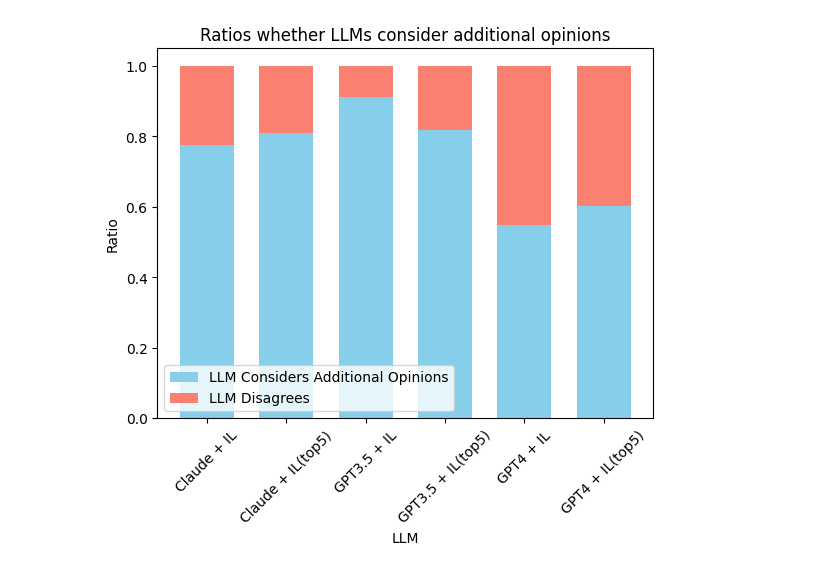
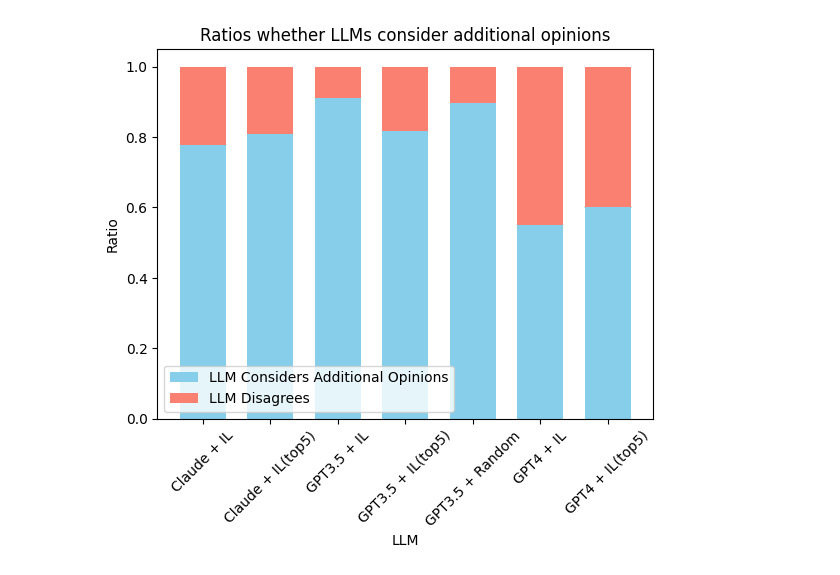
Before and after one commit to younghuman/LLMAgent, a Jupyter notebook: addtional_opinion_analysis.ipynb, the cells around one changed output. Drawn from its saved outputs; the diff is of its cells as text; code cells hidden in the pictures.

Commit message:
Update on opinion agreement plot

```diff
--- a/addtional_opinion_analysis.ipynb
+++ b/addtional_opinion_analysis.ipynb
@@ -115,6 +117,7 @@ data_string = """full_logs_0_39_claude_il_run_2.txt 0.7769028871391076 0.2230971
 full_logs_0_39_claude_il_top_5_run_2.txt 0.8093525179856115 0.1906474820143885
 full_logs_0_39_gpt3_5_il_run_2.txt 0.912 0.088
 full_logs_0_39_gpt3_5_il_top_5_run_2.txt 0.8173076923076923 0.18269230769230768
+full_logs_0_49_gpt3_5_il_run_1_random.txt 0.8978102189781022 0.10218978102189781
 full_logs_0_39_gpt4_il_run_2.txt 0.5491606714628298 0.45083932853717024
 full_logs_0_39_gpt4_il_top_5_run_2.txt 0.6021505376344086 0.3978494623655914
 """
@@ -126,35 +129,36 @@ f = io.StringIO(data_string)
 lines = f.readlines()
 
 # Split the lines into labels and data
-labels = ["Claude + IL", "Claude + IL(top5)", "GPT3.5 + IL", "GPT3.5 + IL(top5)", "GPT4 + IL", "GPT4 + IL(top5)"]
+labels = ["Claude + IL", "Claude + IL(top5)", "GPT3.5 + IL", "GPT3.5 + IL(top5)",  "GPT3.5 + Random"
+          , "GPT4 + IL", "GPT4 + IL(top5)"]
 data = [list(map(float, line.split()[1:])) for line in lines]
 #print(data)
 # Convert data to numpy array for easier manipulation
 data = np.array(data)
 
 # Create an index for each group of bars
 bar_index = np.arange(len(labels))
 
 # Define bar width
 bar_width = 0.68
 
 # Create the bars
 fig, ax = plt.subplots()
 bar1 = ax.bar(bar_index, data[:, 0], bar_width, label='LLM Considers Additional Opinions', color='skyblue')
 bar2 = ax.bar(bar_index, data[:, 1], bar_width, bottom=data[:, 0], label='LLM Disagrees', color='salmon')
 
 # Add some text for labels, title and custom x-axis tick labels, etc.
 ax.set_xlabel('LLM')
 ax.set_ylabel('Ratio')
 ax.set_title('Ratios whether LLMs consider additional opinions')
 ax.set_xticks(bar_index)
 ax.set_xticklabels(labels)
 ax.legend()
 
 # Rotate the x-axis labels for better visibility
 plt.xticks(rotation=45)
 
 # Show the plot
 plt.show()
 # %% [output]
-[figure, old version]
+[figure, new version]
```
Also changed, not shown: parts of 2 cells of this notebook, 4 other files.
